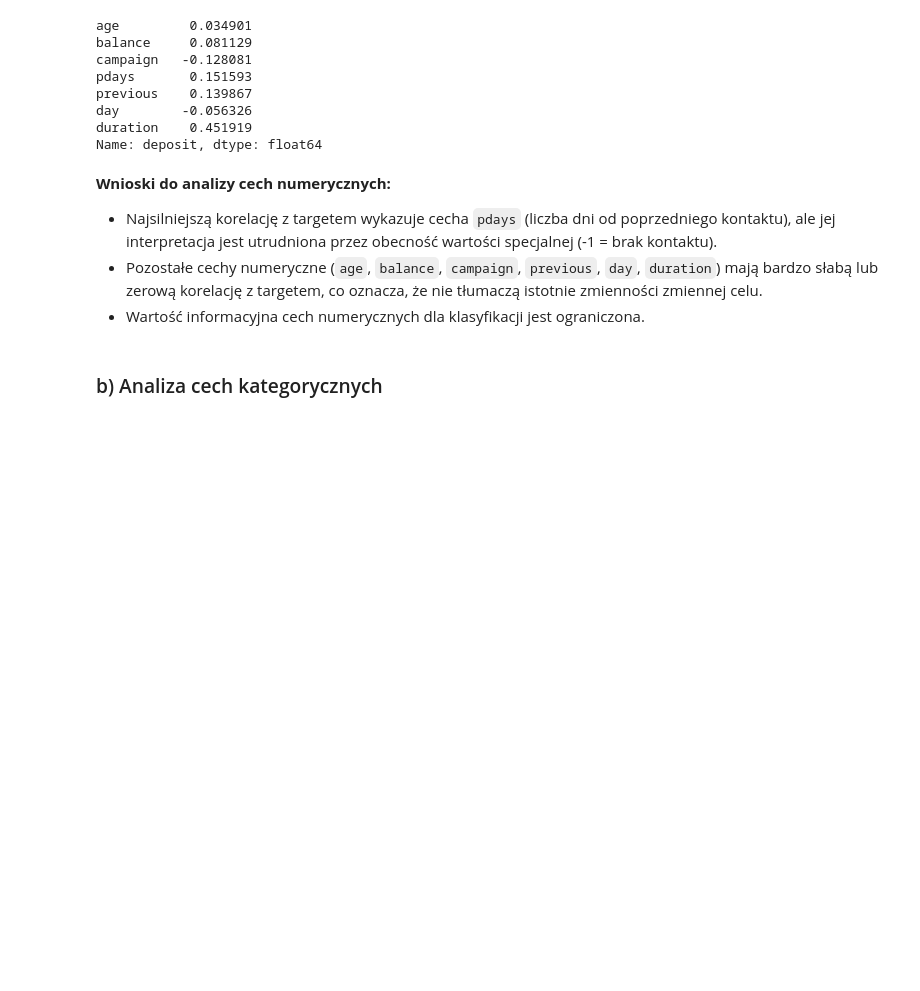
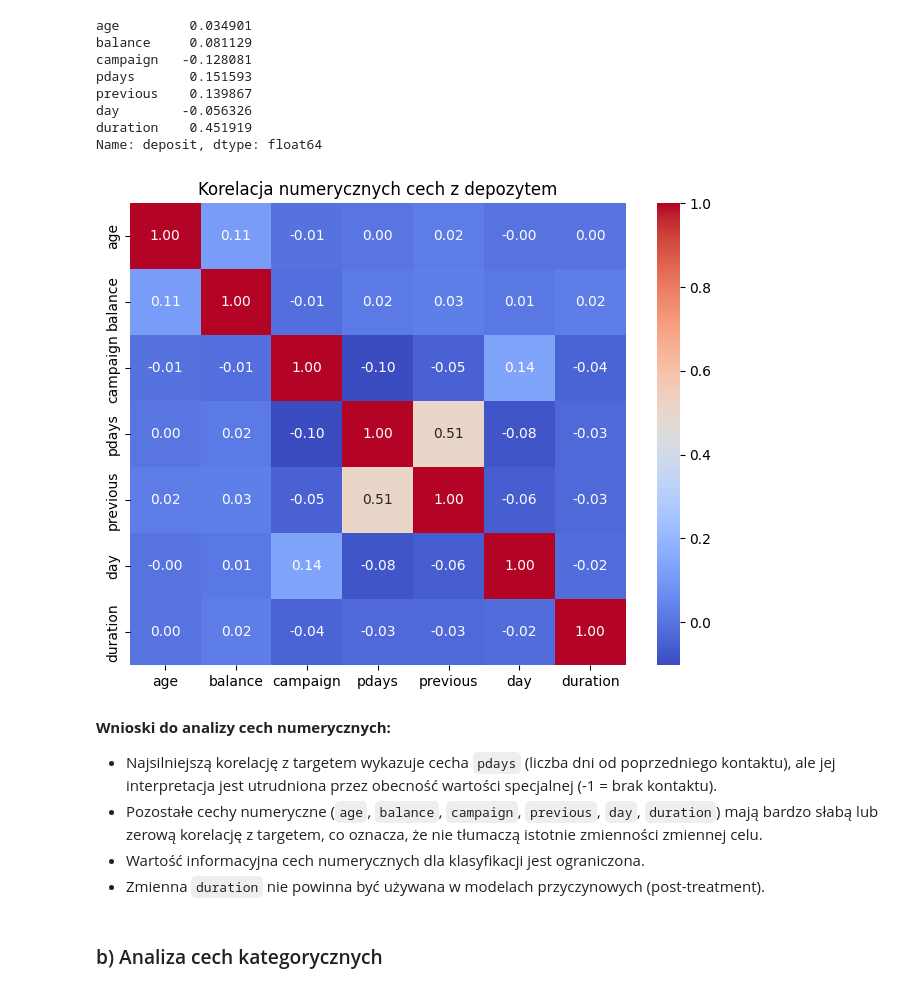
Before and after one commit to kabix09/causal_interference, a Jupyter notebook: notebooks/01_initial_correlation_screening.ipynb, the cells around one changed output. Cells and saved outputs as stored; diff of their text form; code cells hidden in the pictures; blank space fills up the shorter version.

```diff
--- a/notebooks/01_initial_correlation_screening.ipynb
+++ b/notebooks/01_initial_correlation_screening.ipynb
@@ -190,11 +186,20 @@ previous    0.139867
 day        -0.056326
 duration    0.451919
 Name: deposit, dtype: float64
+# %%
+corr = df[num_cols].corr()
+plt.figure(figsize=(8,6))
+sns.heatmap(corr, annot=True, fmt='.2f', cmap='coolwarm')
+plt.title('Korelacja numerycznych cech z depozytem')
+plt.show()
+# %% [output]
+[figure, added]
 # %% [markdown]
 **Wnioski do analizy cech numerycznych:**
 - Najsilniejszą korelację z targetem wykazuje cecha `pdays` (liczba dni od poprzedniego kontaktu), ale jej interpretacja jest utrudniona przez obecność wartości specjalnej (-1 = brak kontaktu).
 - Pozostałe cechy numeryczne (`age`, `balance`, `campaign`, `previous`, `day`, `duration`) mają bardzo słabą lub zerową korelację z targetem, co oznacza, że nie tłumaczą istotnie zmienności zmiennej celu.
 - Wartość informacyjna cech numerycznych dla klasyfikacji jest ograniczona.
+- Zmienna `duration` nie powinna być używana w modelach przyczynowych (post-treatment).
 # %% [markdown]
 ### b) Analiza cech kategorycznych
 # %%
```
Also changed, not shown: parts of 6 cells of this notebook, 7 other files.
